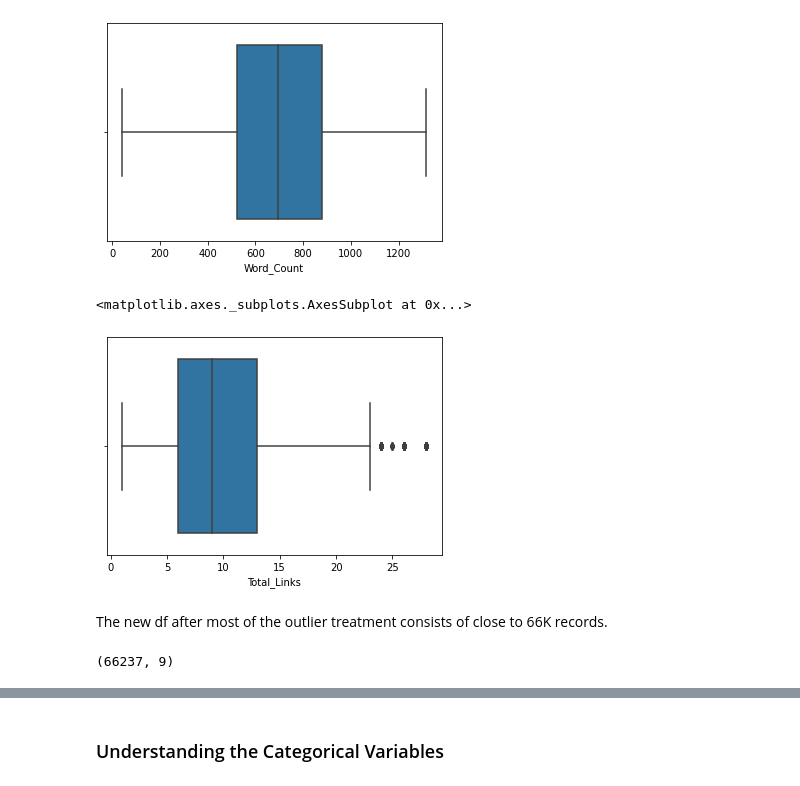
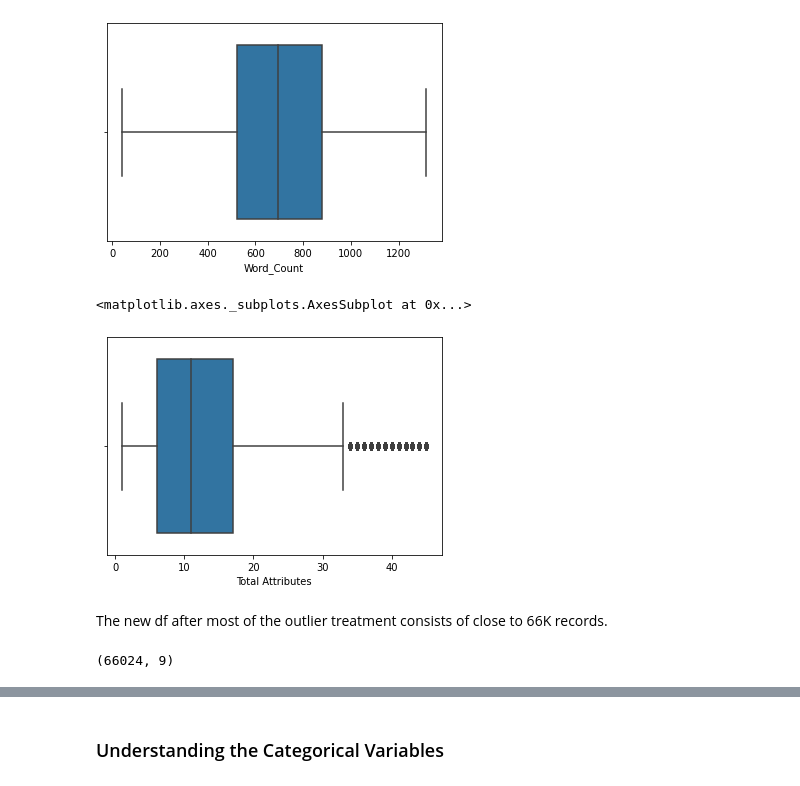
Before and after one commit to rohanroney/Email-Campaign-Effectiveness-Prediction, a Jupyter notebook: Rohan_Roney_Capstone_Project_Email_Campaign_Effectiveness_Prediction.ipynb, the cells around one changed output, grey strips where cells are left out. Saved outputs shown, nothing was run; the diff lists cells and outputs as text; code cells hidden in the pictures.

```diff
--- a/Rohan_Roney_Capstone_Project_Email_Campaign_Effectiveness_Prediction.ipynb
+++ b/Rohan_Roney_Capstone_Project_Email_Campaign_Effectiveness_Prediction.ipynb
@@ -201,6 +201,8 @@ Hence <b>dropping the Total_Images feature and using only Total_Links</b>
 # %%
 ## Dropping Total_Images
+df['Total Attributes'] = df['Total_Images'] + df['Total_Links']
 df.drop(['Total_Images'], axis='columns', inplace=True)
+df.drop(['Total_Links'], axis='columns', inplace=True)
 # %%
 #Multicollinearity
 from statsmodels.stats.outliers_influence import variance_inflation_factor
@@ -249,7 +251,7 @@ sns.boxplot(x=df["Total_Links"])
 Lets remove these outliers using the Z-score parameter.
 # %%
 # Removal of outliers
-z_scores = stats.zscore(df[["Subject_Hotness_Score","Total_Past_Communications","Word_Count","Total_Links"]])
+z_scores = stats.zscore(df[["Subject_Hotness_Score","Total_Past_Communications","Word_Count","Total Attributes"]])
 abs_z_scores = np.abs(z_scores)
 filtered_entries = (abs_z_scores < 2.85).all(axis=1)
 new_df = df[filtered_entries]
@@ -269,16 +271,16 @@ sns.boxplot(x=new_df["Word_Count"])
 <matplotlib.axes._subplots.AxesSubplot at 0x...>
 [figure]
 # %%
-sns.boxplot(x=new_df["Total_Links"])
+sns.boxplot(x=new_df["Total Attributes"])
 # %% [output]
 <matplotlib.axes._subplots.AxesSubplot at 0x...>
-[figure, old version]
+[figure, new version]
 # %% [markdown]
 The new df after most of the outlier treatment consists of close to 66K records.
 # %%
 new_df.shape
 # %% [output]
-(66237, 9)
+(66024, 9)
 # %%
 new_df.head()
 # %% [output]
```
Also changed, not shown: parts of 43 cells of this notebook.
